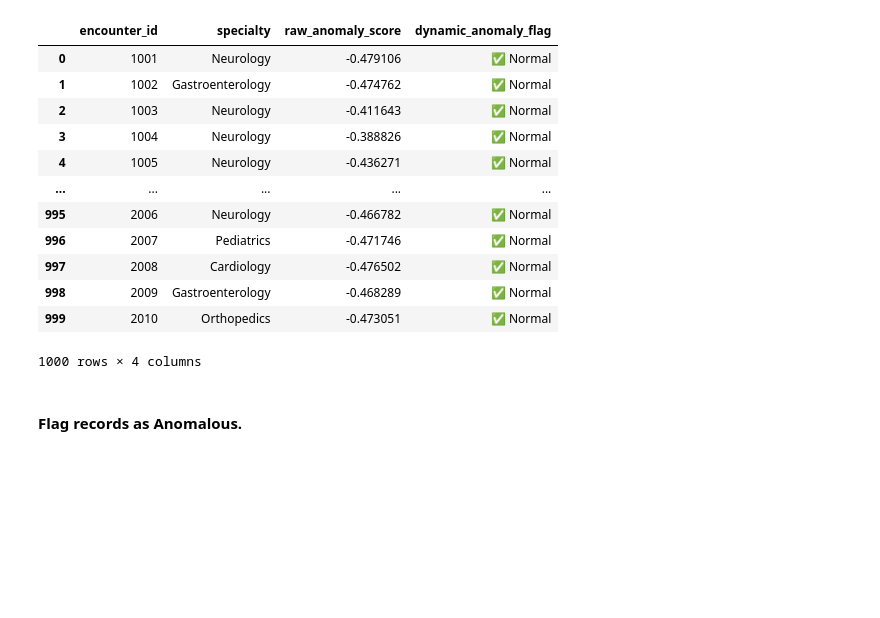
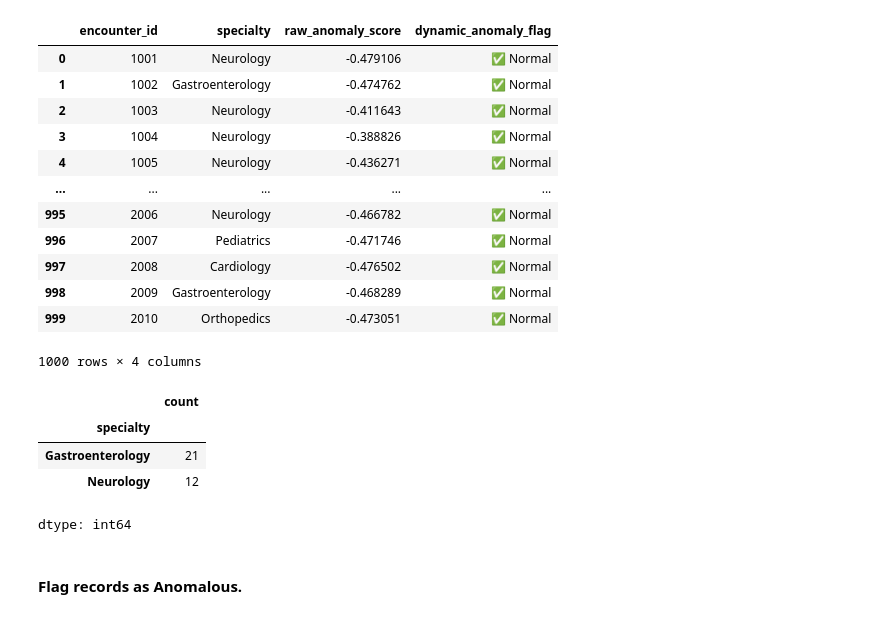
Before and after one commit to BarryDeCicco/Dimensional_Reduction, a Jupyter notebook: BERT_Test_Run.ipynb, the cells around one changed output. Saved outputs shown, nothing was run; the diff lists cells and outputs as text; code cells hidden in the pictures; blank space fills up the shorter version.

```diff
--- a/BERT_Test_Run.ipynb
+++ b/BERT_Test_Run.ipynb
@@ -544,6 +544,20 @@ Total anomalies flagged: 33
 | 998 | 2009 | Gastroenterology | -0.468289 | ✅ Normal |
 | 999 | 2010 | Orthopedics | -0.473051 | ✅ Normal |
 1000 rows × 4 columns
+# %%
+from google.colab import data_table
+data_table.enable_dataframe_formatter()
+df_anomalies = df[df['dynamic_anomaly_flag'] == "⚠️ ANOMALY"]
+display(df_anomalies)
+# %%
+anomaly_counts_by_specialty = df_anomalies['specialty'].value_counts()
+display(anomaly_counts_by_specialty)
+# %% [output]
+|  | count |
+| specialty |  |
+| Gastroenterology | 21 |
+| Neurology | 12 |
+dtype: int64
 # %%
 # # Step 7: Try This Statistical Thresholding Script (old, meant for 100 records)
 # import numpy as np
```
Also changed, not shown: parts of 2 cells of this notebook.
